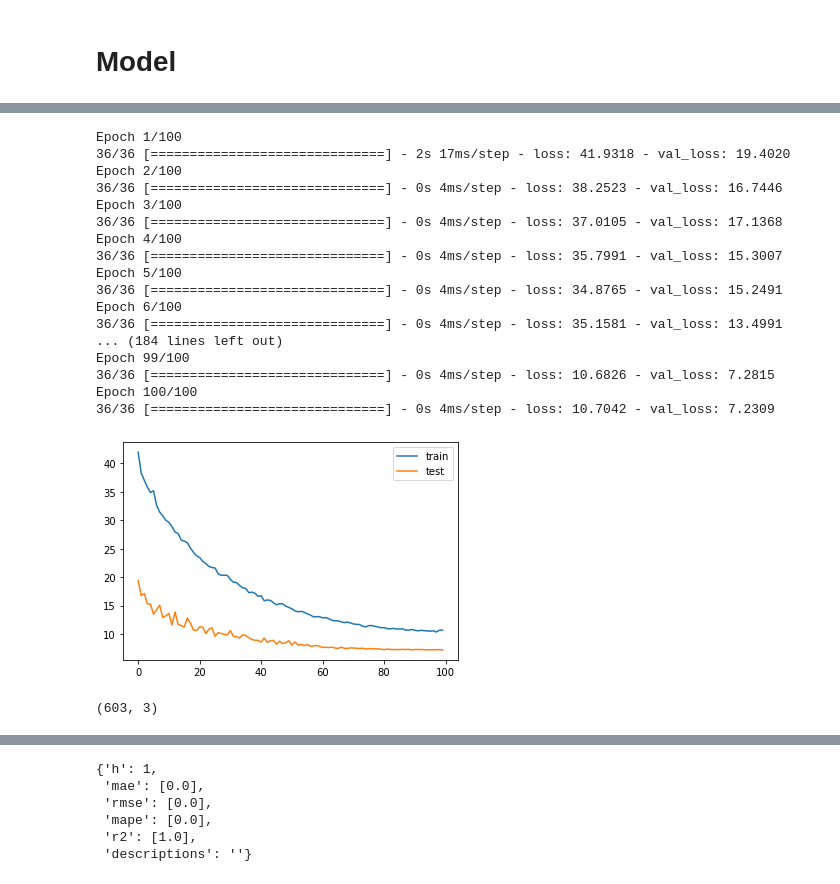
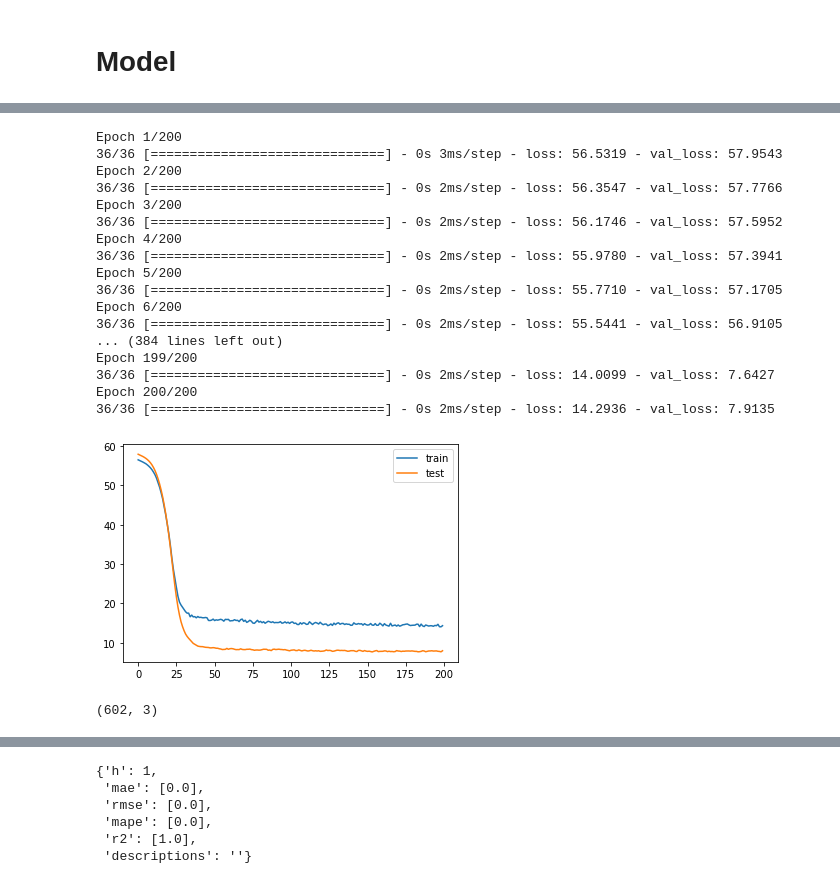
Before and after one commit to ben-edde/LIMA, a Jupyter notebook: model/hybrid_model.ipynb, the cells around one changed output, grey strips where cells are left out. Cells and saved outputs as stored; diff of their text form; code cells hidden in the pictures.

```diff
--- a/model/hybrid_model.ipynb
+++ b/model/hybrid_model.ipynb
@@ -319,0 +346,7 @@ fig = res.plot()
+# %%
+# if all stationary
+non_linear_y=np.concatenate([non_linear_trend,non_linear_season,non_linear_residual],axis=1)
+
+# else
+# original_non_linear_y=non_linear_y[1:]
+# diff_non_linear_y=np.diff(non_linear_y,axis=0)
@@ -319,0 +355,5 @@ fig = res.plot()
+# %%
+y=y[1:]
+linear_y=linear_y[1:]
+non_linear_y=non_linear_y[1:]
+f"{X.shape}|{y.shape}|{linear_y.shape}"
@@ -320,5 +366,7 @@ fig = res.plot()
 # %%
-X_scaler = MinMaxScaler((1,100))
+train_X=X[:train_size]
+test_X=X[train_size:]
+X_scaler = MinMaxScaler()
 X_scaler.fit(train_X)
 train_X=X_scaler.transform(train_X)
 test_X=X_scaler.transform(test_X)
@@ -452,0 +434,14 @@ model.output_shape
+# %%
+ts_inputs = Input(shape=(train_X.shape[-1],))
+ts_model=Reshape((1,20,1))(ts_inputs)
+ts_model=Dense(num_out)(ts_model)
+ts_model=Reshape((num_out,20))(ts_model)
+# ts_model=Bidirectional(LSTM(50,dropout=0.2 ,return_sequences=False),merge_mode='mul')(ts_model)
+ts_model= Bidirectional(GRU(50,dropout=0.2 ,return_sequences=False))(ts_model)
+ts_model= Dropout(0.4)(ts_model)
+ts_model= Flatten()(ts_model)
+ts_model =Dense(num_out)(ts_model)
+ts_model = Model(inputs=ts_inputs, outputs=ts_model)
+ts_model.summary()
+ts_model.compile(loss='log_cosh', optimizer=Adam(0.0002))
+ts_model.output_shape
@@ -453,35 +467,35 @@ model.output_shape
 # %%
 df_forecast_error = pd.DataFrame(
         columns=['h', 'mae', 'rmse', 'mape', 'descriptions'])
-history = model.fit(train_X, train_non_linear_y, epochs=100, batch_size=40, validation_data=(test_X, test_non_linear_y), verbose=1, shuffle=False)
+history = ts_model.fit(train_X, train_non_linear_y, epochs=200, batch_size=40, validation_data=(test_X, test_non_linear_y), verbose=1, shuffle=False)
 pyplot.plot(history.history['loss'], label='train')
 pyplot.plot(history.history['val_loss'], label='test')
 pyplot.legend()
 pyplot.show()
 # %% [output]
-Epoch 1/100
-36/36 [==============================] - 2s 17ms/step - loss: 41.9318 - val_loss: 19.4020
-Epoch 2/100
-36/36 [==============================] - 0s 4ms/step - loss: 38.2523 - val_loss: 16.7446
-Epoch 3/100
-36/36 [==============================] - 0s 4ms/step - loss: 37.0105 - val_loss: 17.1368
-Epoch 4/100
-36/36 [==============================] - 0s 4ms/step - loss: 35.7991 - val_loss: 15.3007
-Epoch 5/100
-36/36 [==============================] - 0s 4ms/step - loss: 34.8765 - val_loss: 15.2491
-Epoch 6/100
-36/36 [==============================] - 0s 4ms/step - loss: 35.1581 - val_loss: 13.4991
-... (184 lines left out)
-Epoch 99/100
-36/36 [==============================] - 0s 4ms/step - loss: 10.6826 - val_loss: 7.2815
-Epoch 100/100
-36/36 [==============================] - 0s 4ms/step - loss: 10.7042 - val_loss: 7.2309
+Epoch 1/200
+36/36 [==============================] - 0s 3ms/step - loss: 56.5319 - val_loss: 57.9543
+Epoch 2/200
+36/36 [==============================] - 0s 2ms/step - loss: 56.3547 - val_loss: 57.7766
+Epoch 3/200
+36/36 [==============================] - 0s 2ms/step - loss: 56.1746 - val_loss: 57.5952
+Epoch 4/200
+36/36 [==============================] - 0s 2ms/step - loss: 55.9780 - val_loss: 57.3941
+Epoch 5/200
+36/36 [==============================] - 0s 2ms/step - loss: 55.7710 - val_loss: 57.1705
+Epoch 6/200
+36/36 [==============================] - 0s 2ms/step - loss: 55.5441 - val_loss: 56.9105
+... (384 lines left out)
+Epoch 199/200
+36/36 [==============================] - 0s 2ms/step - loss: 14.0099 - val_loss: 7.6427
+Epoch 200/200
+36/36 [==============================] - 0s 2ms/step - loss: 14.2936 - val_loss: 7.9135
-[figure, old version]
+[figure, new version]
 # %%
-pred_non_linear_y = model.predict(test_X)
+pred_non_linear_y = ts_model.predict(test_X)
 pred_non_linear_y.shape
 # %% [output]
-(603, 3)
+(602, 3)
 # %%
 inverted_pred_non_linear_y = non_linear_y_scaler.inverse_transform(pred_non_linear_y.reshape(test_non_linear_y.shape))
 inverted_test_non_linear_y = non_linear_y_scaler.inverse_transform(test_non_linear_y)
```
Also changed, not shown: parts of 30 cells of this notebook.
